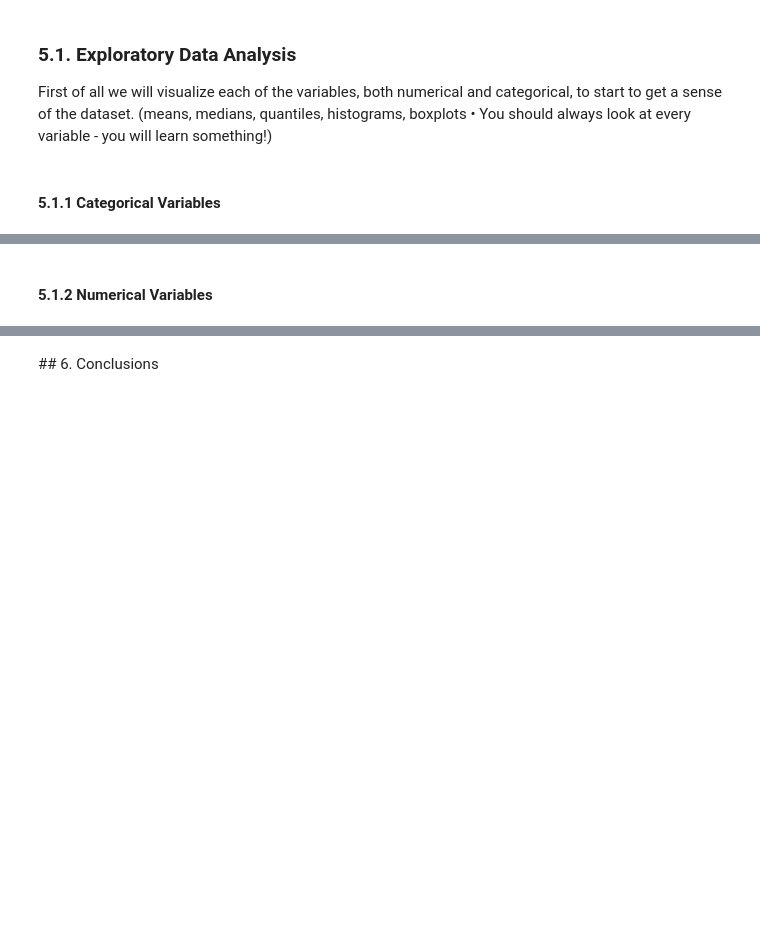
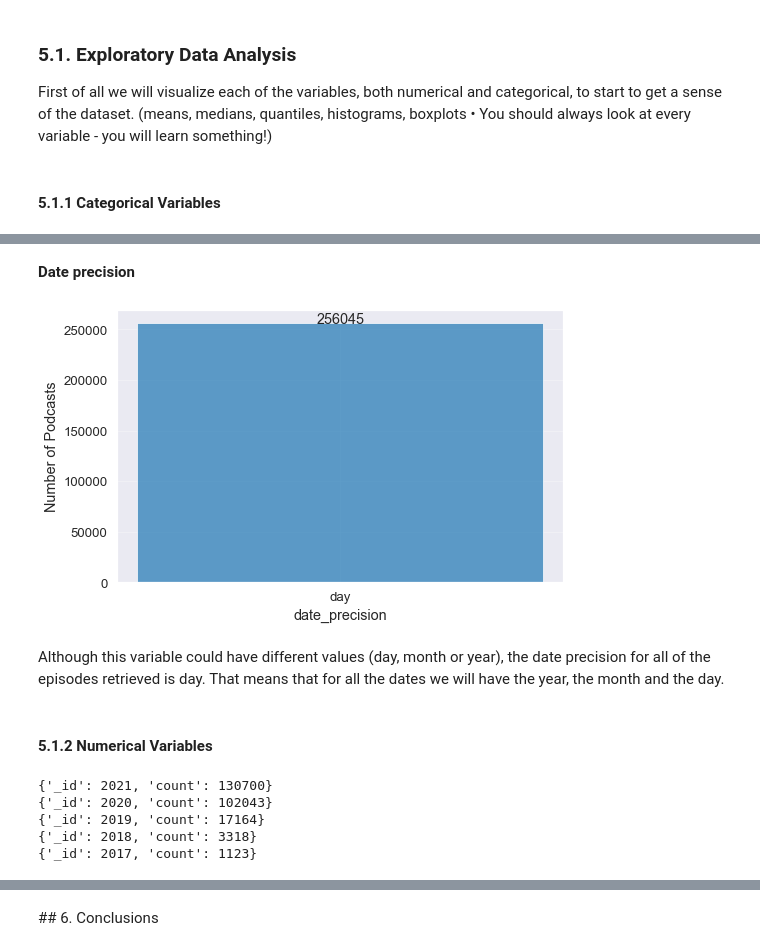
Before and after one commit to xaviercucurull/BDA-Podcasts, a Jupyter notebook: BDA_Final_Project.ipynb, the cells around one changed output, grey strips where cells are left out. Cells and saved outputs as stored; diff of their text form; code cells hidden in the pictures; blank space fills up the shorter version.

```diff
--- a/BDA_Final_Project.ipynb
+++ b/BDA_Final_Project.ipynb
@@ -606,3 +557,29 @@ plt.ylabel("Frequency  ->");
+# %% [markdown]
+**Date precision**
+# %%
+# Date precision
+plot_count_categorical(podcasts_prep, 'date_precision', annotate=True)
+# %% [output]
+[figure, added]
+# %% [markdown]
+Although this variable could have different values (day, month or year), the date precision for all of the episodes retrieved is day. That means that for all the dates we will have the year, the month and the day.
 # %% [markdown]
 #### 5.1.2 Numerical Variables
+# %%
+
+pipeline = [
+        {'$group': {'_id': '$release_date.year', 'count': {'$sum': 1}}},
+        {"$sort": SON([("count", pymongo.DESCENDING)])},
+        {'$limit': 5}
+    ]
+
+res = podcasts_prep.aggregate(pipeline)
+for sample in res:
+    print(sample)
+# %% [output]
+{'_id': 2021, 'count': 130700}
+{'_id': 2020, 'count': 102043}
+{'_id': 2019, 'count': 17164}
+{'_id': 2018, 'count': 3318}
+{'_id': 2017, 'count': 1123}
 # %%
```
Also changed, not shown: parts of 29 cells of this notebook.
